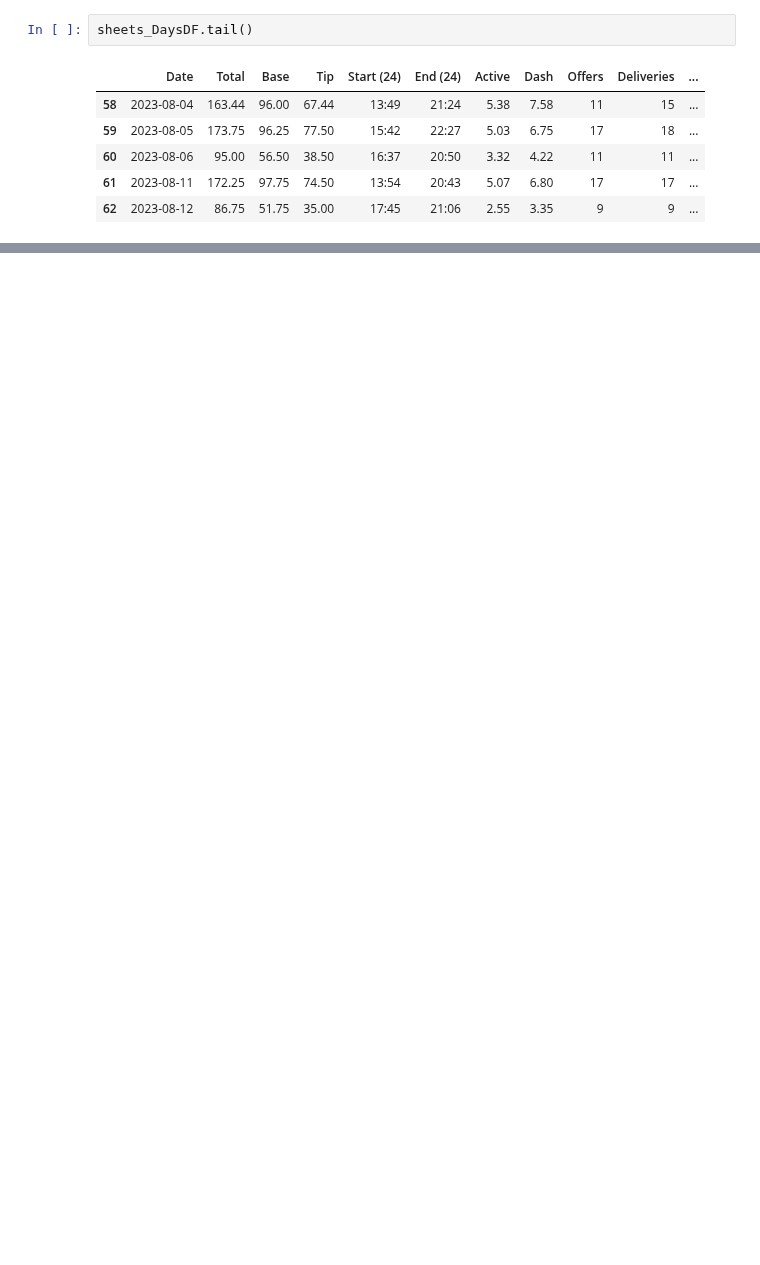
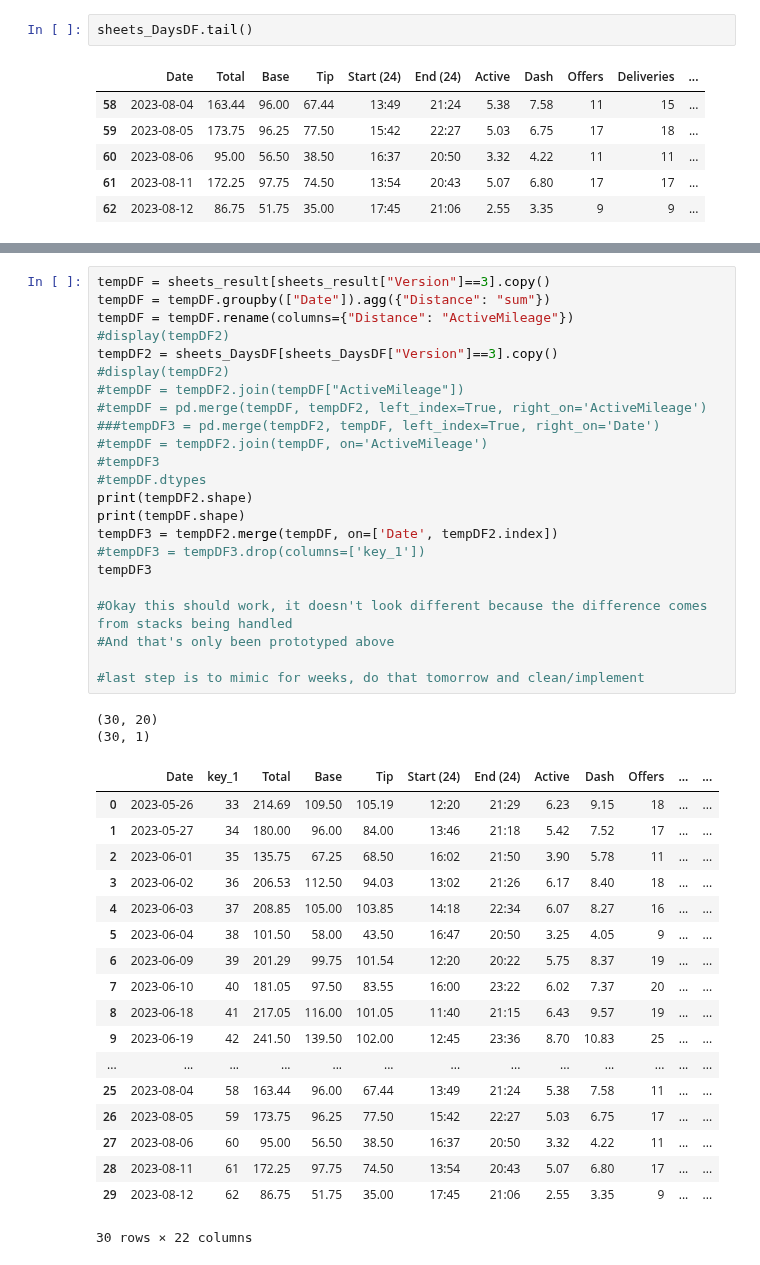
Before and after one commit to Crawford92/DeliveryData, a Jupyter notebook: stats.ipynb, the cells around one changed output, grey strips where cells are left out. Saved outputs shown, nothing was run; the diff lists cells and outputs as text; blank space fills up the shorter version.

Commit message:
Prototyped stack handler and active mileage improvement

```diff
--- a/stats.ipynb
+++ b/stats.ipynb
@@ -489,0 +524,44 @@ sheets_result.tail()
+# %%
+tempDF = sheets_result[sheets_result["Version"]==3].copy()
+tempDF = tempDF.groupby(["Date"]).agg({"Distance": "sum"})
+tempDF = tempDF.rename(columns={"Distance": "ActiveMileage"})
+#display(tempDF2)
+tempDF2 = sheets_DaysDF[sheets_DaysDF["Version"]==3].copy()
+#display(tempDF2)
+#tempDF = tempDF2.join(tempDF["ActiveMileage"])
+#tempDF = pd.merge(tempDF, tempDF2, left_index=True, right_on='ActiveMileage')
+###tempDF3 = pd.merge(tempDF2, tempDF, left_index=True, right_on='Date')
+#tempDF = tempDF2.join(tempDF, on='ActiveMileage')
+#tempDF3
+#tempDF.dtypes
+print(tempDF2.shape)
+print(tempDF.shape)
+tempDF3 = tempDF2.merge(tempDF, on=['Date', tempDF2.index])
+#tempDF3 = tempDF3.drop(columns=['key_1'])
+tempDF3
+
+#Okay this should work, it doesn't look different because the difference comes from stacks being handled
+#And that's only been prototyped above
+
+#last step is to mimic for weeks, do that tomorrow and clean/implement
+# %% [output]
+(30, 20)
+(30, 1)
+|  | Date | key_1 | Total | Base | Tip | Start (24) | End (24) | Active | Dash | Offers | ... | ... |
+| 0 | 2023-05-26 | 33 | 214.69 | 109.50 | 105.19 | 12:20 | 21:29 | 6.23 | 9.15 | 18 | ... | ... |
+| 1 | 2023-05-27 | 34 | 180.00 | 96.00 | 84.00 | 13:46 | 21:18 | 5.42 | 7.52 | 17 | ... | ... |
+| 2 | 2023-06-01 | 35 | 135.75 | 67.25 | 68.50 | 16:02 | 21:50 | 3.90 | 5.78 | 11 | ... | ... |
+| 3 | 2023-06-02 | 36 | 206.53 | 112.50 | 94.03 | 13:02 | 21:26 | 6.17 | 8.40 | 18 | ... | ... |
+| 4 | 2023-06-03 | 37 | 208.85 | 105.00 | 103.85 | 14:18 | 22:34 | 6.07 | 8.27 | 16 | ... | ... |
+| 5 | 2023-06-04 | 38 | 101.50 | 58.00 | 43.50 | 16:47 | 20:50 | 3.25 | 4.05 | 9 | ... | ... |
+| 6 | 2023-06-09 | 39 | 201.29 | 99.75 | 101.54 | 12:20 | 20:22 | 5.75 | 8.37 | 19 | ... | ... |
+| 7 | 2023-06-10 | 40 | 181.05 | 97.50 | 83.55 | 16:00 | 23:22 | 6.02 | 7.37 | 20 | ... | ... |
+| 8 | 2023-06-18 | 41 | 217.05 | 116.00 | 101.05 | 11:40 | 21:15 | 6.43 | 9.57 | 19 | ... | ... |
+| 9 | 2023-06-19 | 42 | 241.50 | 139.50 | 102.00 | 12:45 | 23:36 | 8.70 | 10.83 | 25 | ... | ... |
+| ... | ... | ... | ... | ... | ... | ... | ... | ... | ... | ... | ... | ... |
+| 25 | 2023-08-04 | 58 | 163.44 | 96.00 | 67.44 | 13:49 | 21:24 | 5.38 | 7.58 | 11 | ... | ... |
+| 26 | 2023-08-05 | 59 | 173.75 | 96.25 | 77.50 | 15:42 | 22:27 | 5.03 | 6.75 | 17 | ... | ... |
+| 27 | 2023-08-06 | 60 | 95.00 | 56.50 | 38.50 | 16:37 | 20:50 | 3.32 | 4.22 | 11 | ... | ... |
+| 28 | 2023-08-11 | 61 | 172.25 | 97.75 | 74.50 | 13:54 | 20:43 | 5.07 | 6.80 | 17 | ... | ... |
+| 29 | 2023-08-12 | 62 | 86.75 | 51.75 | 35.00 | 17:45 | 21:06 | 2.55 | 3.35 | 9 | ... | ... |
+30 rows × 22 columns
```
Also changed, not shown: parts of 5 cells of this notebook, 1 other file.
